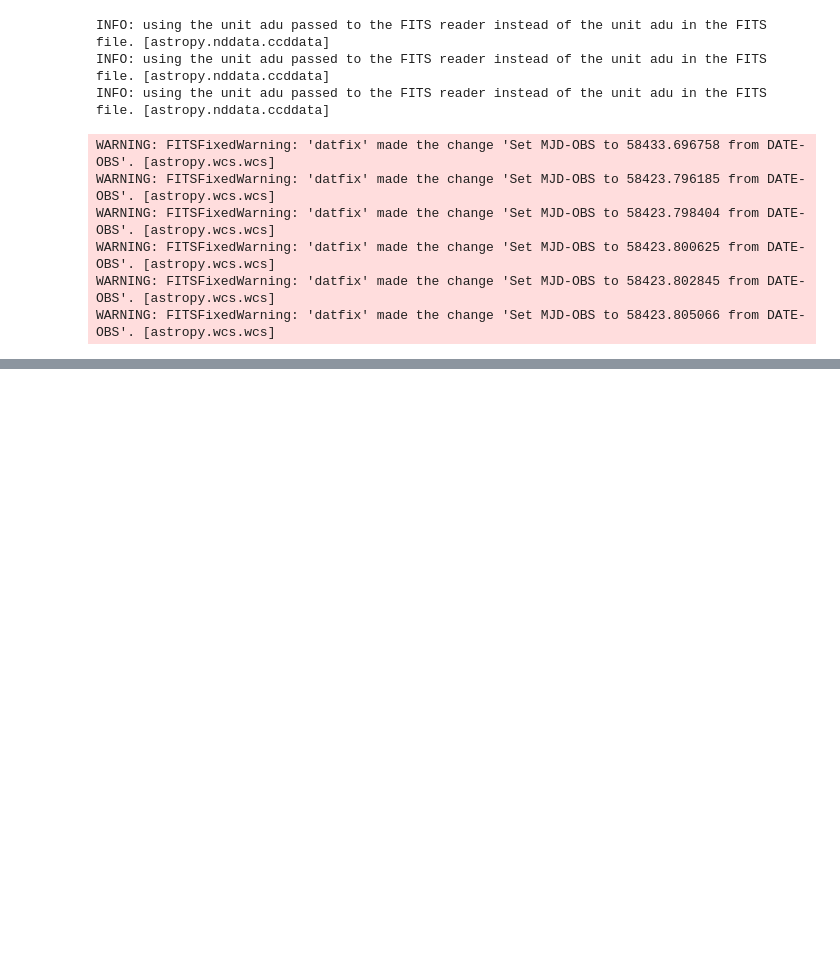
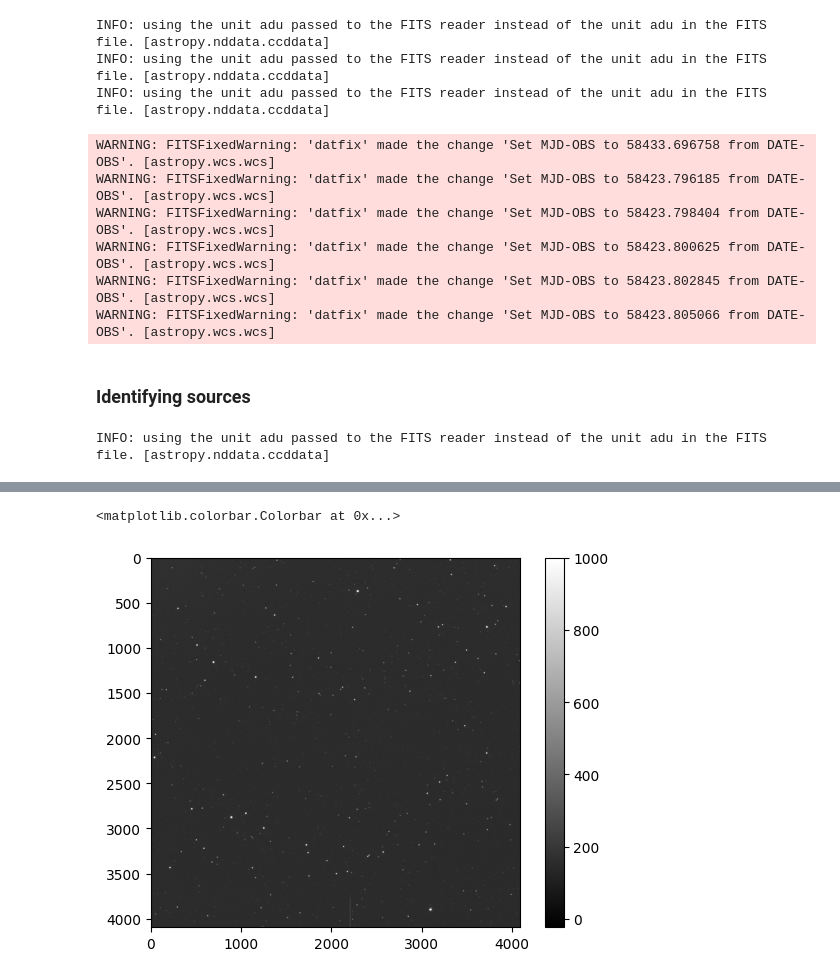
Before and after one commit to JackDavidMaher/THE-BOYZ-ARE-BACK, a Jupyter notebook: Astro_Labbook_2025.ipynb, the cells around one changed output, grey strips where cells are left out. Cells and saved outputs as stored; diff of their text form; code cells hidden in the pictures; blank space fills up the shorter version.

```diff
--- a/Astro_Labbook_2025.ipynb
+++ b/Astro_Labbook_2025.ipynb
@@ -231,3 +262,11 @@ WARNING: FITSFixedWarning: 'datfix' made the change 'Set MJD-OBS to 58423.798404
 WARNING: FITSFixedWarning: 'datfix' made the change 'Set MJD-OBS to 58423.800625 from DATE-OBS'. [astropy.wcs.wcs]
 WARNING: FITSFixedWarning: 'datfix' made the change 'Set MJD-OBS to 58423.802845 from DATE-OBS'. [astropy.wcs.wcs]
 WARNING: FITSFixedWarning: 'datfix' made the change 'Set MJD-OBS to 58423.805066 from DATE-OBS'. [astropy.wcs.wcs]
+# %% [markdown]
+### Identifying sources
+# %%
+img = ccdp.CCDData.read('data/science_B/31.fits', unit='adu')
+plt.imshow(img, vmin = -23, vmax = 1000,cmap='gray')
+plt.colorbar()
+# %% [output]
+INFO: using the unit adu passed to the FITS reader instead of the unit adu in the FITS file. [astropy.nddata.ccddata]
@@ -233,0 +274,2 @@ WARNING: FITSFixedWarning: 'datfix' made the change 'Set MJD-OBS to 58423.805066
+<matplotlib.colorbar.Colorbar at 0x...>
+[figure, added]
```
Also changed, not shown: parts of 12 cells of this notebook, 4 other files.
